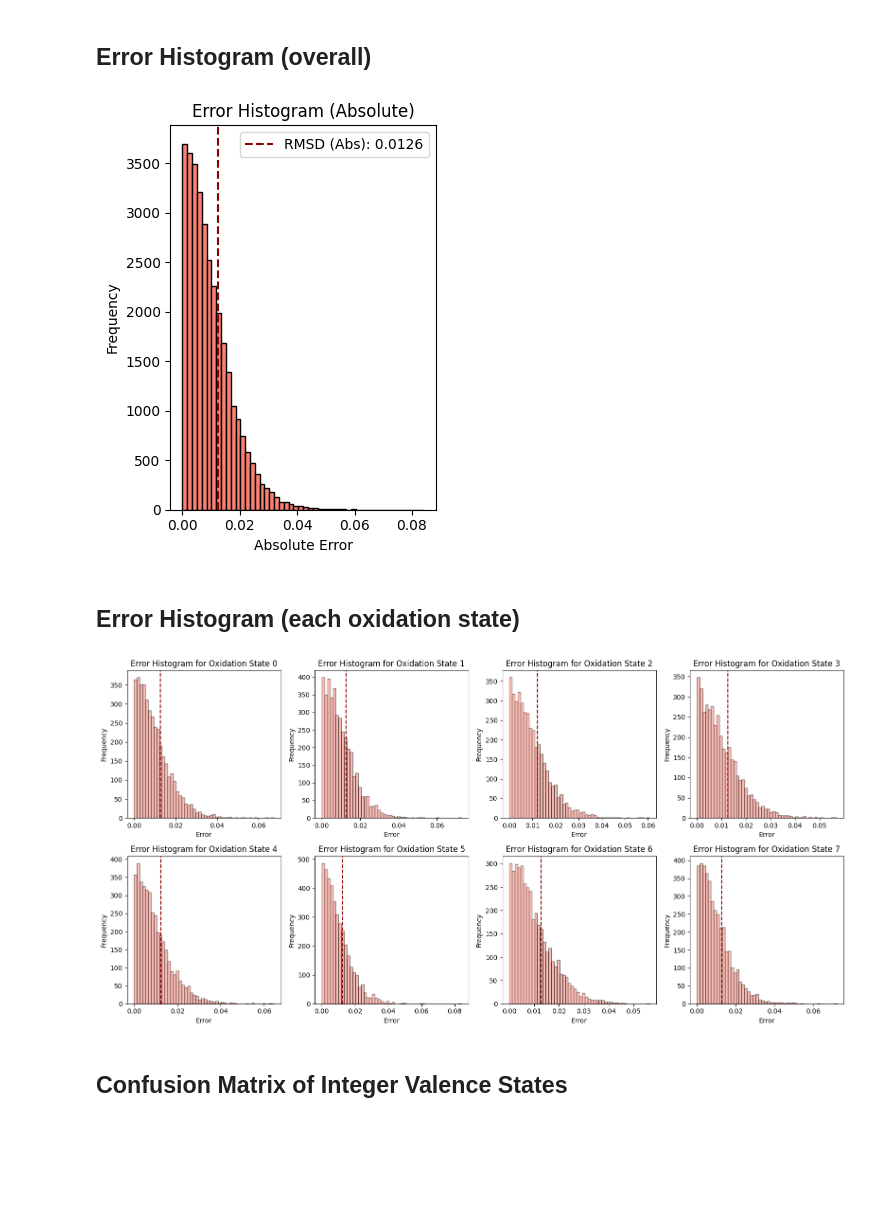
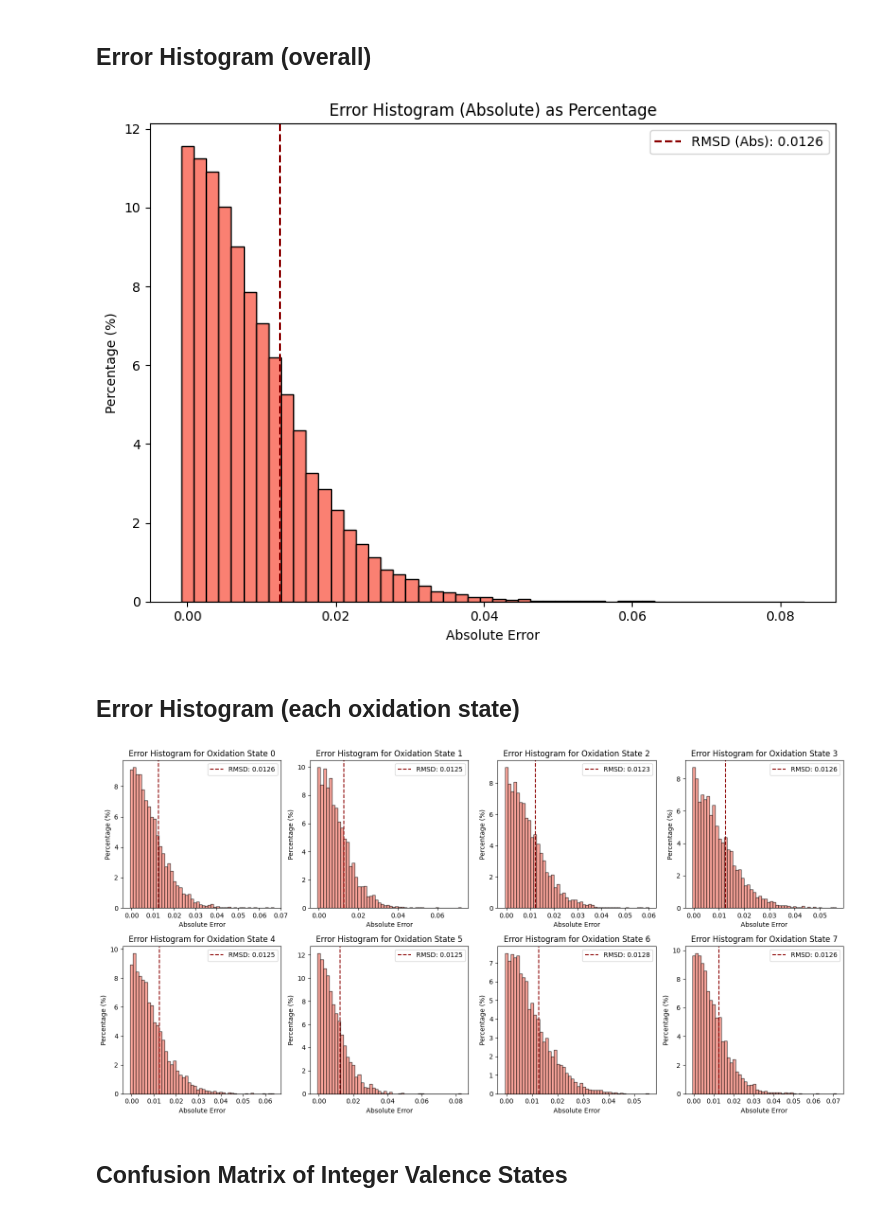
Before and after one commit to Pravanop/ML4Oxi, a Jupyter notebook: Project_Code/6) Analytics.ipynb, the cells around one changed output. Drawn from its saved outputs; the diff is of its cells as text; code cells hidden in the pictures; blank space fills up the shorter version.

```diff
--- a/Project_Code/6) Analytics.ipynb
+++ b/Project_Code/6) Analytics.ipynb
@@ -49,7 +49,7 @@ def plot_predicted_vs_actual(predicted_matrix, actual_matrix):
 # %%
 def plot_error_histogram(predicted_matrix, actual_matrix, bins=50):
     """
-    Plot a histogram of the errors between predicted and actual matrices.
+    Plot a histogram of the errors between predicted and actual matrices as percentages.
 
     Parameters:
         predicted_matrix (numpy.ndarray): Predicted values (4000x8).
@@ -59,42 +59,51 @@ def plot_error_histogram(predicted_matrix, actual_matrix, bins=50):
     # Calculate the element-wise error
     error = predicted_matrix - actual_matrix  # Raw error
     absolute_error = np.abs(error)            # Absolute error
 
     # Flatten the error matrices for histogram plotting
     abs_error_flat = absolute_error.flatten()
 
     # Calculate RMSD for absolute error
     rmsd_abs = np.sqrt(np.mean(abs_error_flat**2))  # RMSD for absolute error
 
-    # Plot the absolute error histogram
-    plt.subplot(1, 2, 2)  # Second subplot for absolute errors
-    plt.hist(abs_error_flat, bins=bins, color='salmon', edgecolor='black')
-    plt.title('Error Histogram (Absolute)')
+    # Calculate histogram data without plotting
+    counts, bin_edges = np.histogram(abs_error_flat, bins=bins, density=True)
+    bin_width = bin_edges[1] - bin_edges[0]  # Width of each bin
+
+    # Convert counts to percentages
+    counts_percentage = counts * 100 * bin_width
+
+    # Plot the histogram as percentages
+    plt.figure(figsize=(8, 6))
+    plt.bar(bin_edges[:-1], counts_percentage, width=bin_width,
+            color='salmon', edgecolor='black')
+
+    # Add RMSD line
+    plt.axvline(rmsd_abs, color='darkred', linestyle='--', label=f'RMSD (Abs): {rmsd_abs:.4f}')
+    plt.title('Error Histogram (Absolute) as Percentage')
     plt.xlabel('Absolute Error')
-    plt.ylabel('Frequency')
-
-    plt.axvline(rmsd_abs, color='darkred', linestyle='--', label=f'RMSD (Abs): {rmsd_abs:.4f}')
+    plt.ylabel('Percentage (%)')
     plt.legend()
 
     plt.tight_layout()
     plt.show()
 
-    return
+
 
 # Example input matrices (normalized)
 np.random.seed(42)
 actual_matrix = np.random.rand(4000, 8)
 predicted_matrix = actual_matrix + np.random.normal(0, 0.05, size=(4000, 8))
 predicted_matrix = np.clip(predicted_matrix, 0, 1)
 
 # Normalize rows to sum to 1
 actual_matrix /= actual_matrix.sum(axis=1, keepdims=True)
 predicted_matrix /= predicted_matrix.sum(axis=1, keepdims=True)
 
 # Call the function
 plot_error_histogram(predicted_matrix, actual_matrix)
 # %% [output]
-[figure, old version]
+[figure, new version]
 # %% [markdown]
 ## Error Histogram (each oxidation state)
 # %%
@@ -103,7 +112,7 @@ import matplotlib.pyplot as plt
 
 def plot_oxidation_state_error_histograms(predicted_matrix, actual_matrix, bins=50):
     """
-    Plot histograms of errors for each oxidation state (0-7) separately.
+    Plot histograms of errors for each oxidation state (0-7) as percentages.
 
     Parameters:
         predicted_matrix (numpy.ndarray): Predicted values (4000x8).
@@ -122,27 +131,32 @@ def plot_oxidation_state_error_histograms(predicted_matrix, actual_matrix, bins=
     axes = axes.flatten()  # Flatten the 2D array of axes for easier indexing
 
     for i, oxidation_state in enumerate(oxidation_states):
-        # Extract the error for the current oxidation state (for all samples)
-        predicted_oxidation = predicted_matrix[:, oxidation_state]
-        actual_oxidation = actual_matrix[:, oxidation_state]
+        # Extract the absolute error for the current oxidation state
+        absolute_error_oxidation = absolute_error[:, oxidation_state]
 
-        # Calculate raw and absolute errors for the current oxidation state
-        error_oxidation = predicted_oxidation - actual_oxidation
-        absolute_error_oxidation = np.abs(error_oxidation)
+        # Calculate histogram data without plotting
+        counts, bin_edges = np.histogram(absolute_error_oxidation, bins=bins, density=True)
+        bin_width = bin_edges[1] - bin_edges[0]  # Width of each bin
 
-        # Plot the error histogram for the current oxidation state
-        axes[i].hist(absolute_error_oxidation, bins=bins, color='salmon', edgecolor='black', alpha=0.5)
-        axes[i].set_title(f'Error Histogram for Oxidation State {oxidation_state}')
-        axes[i].set_xlabel('Error')
-        axes[i].set_ylabel('Frequency')
-
+        # Convert counts to percentages
+        counts_percentage = counts * 100 * bin_width
 
         # Calculate RMSD for absolute error
-        rmsd_abs = np.sqrt(np.mean(absolute_error_oxidation**2))  # RMSD for absolute error
+        rmsd_abs = np.sqrt(np.mean(absolute_error_oxidation**2))
 
-        # Add vertical lines for RMSD
-        axes[i].axvline(rmsd_abs, color='darkred', linestyle='--', label=f'RMSD (Abs): {rmsd_abs:.4f}')
+        # Plot the histogram as percentages
+        axes[i].bar(bin_edges[:-1], counts_percentage, width=bin_width,
+                    color='salmon', edgecolor='black', alpha=0.7)
 
+        # Add RMSD vertical line
+        axes[i].axvline(rmsd_abs, color='darkred', linestyle='--', label=f'RMSD: {rmsd_abs:.4f}')
+
+        # Set titles and labels
+        axes[i].set_title(f'Error Histogram for Oxidation State {oxidation_state}')
+        axes[i].set_xlabel('Absolute Error')
+        axes[i].set_ylabel('Percentage (%)')
+        #axes[i].set_xlim(0, 1)  # Set x-axis range from 0 to 1
+        axes[i].legend()
 
     # Adjust layout
     plt.tight_layout()
@@ -163,7 +177,7 @@ predicted_matrix /= predicted_matrix.sum(axis=1, keepdims=True)
 # Call the function
 plot_oxidation_state_error_histograms(predicted_matrix, actual_matrix)
 # %% [output]
-[figure, old version]
+[figure, new version]
 # %% [markdown]
 ## Confusion Matrix of Integer Valence States
 # %%
```
Also changed, not shown: parts of 3 cells of this notebook.
